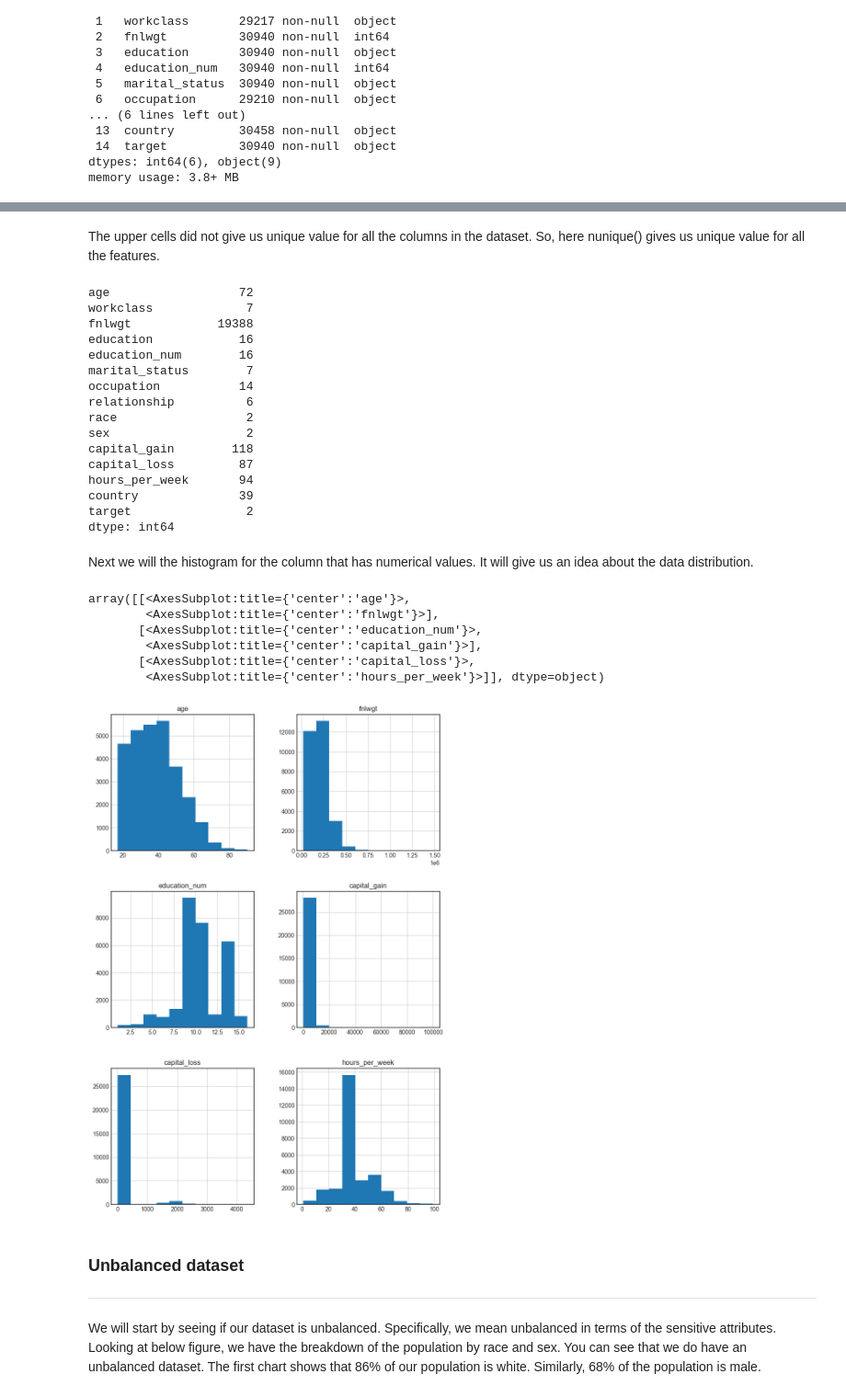
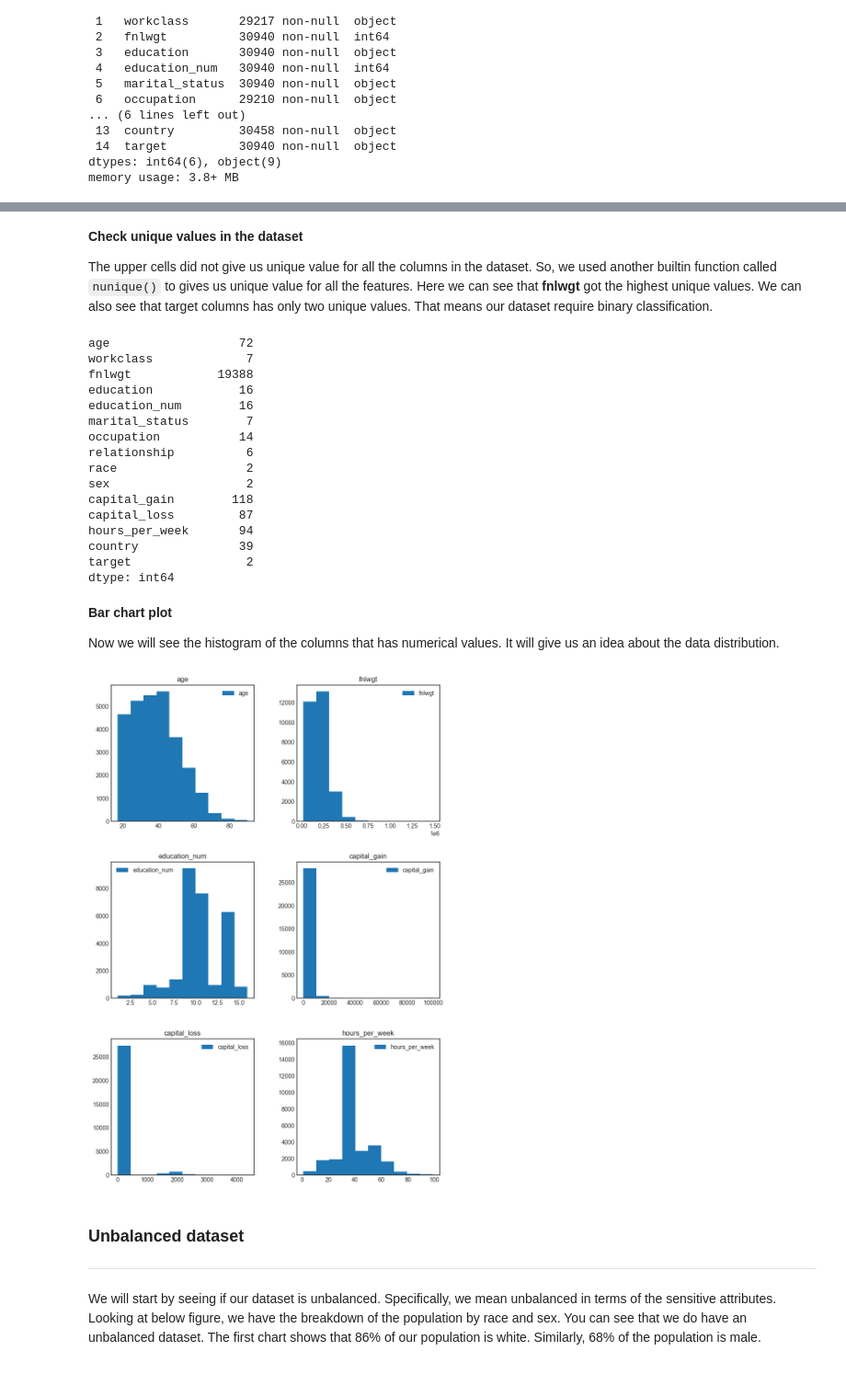
Before and after one commit to samiulengineer/sagan_fair_classifier, a Jupyter notebook: project/visualization.ipynb, the cells around one changed output, grey strips where cells are left out. Shown at 92% size. Cells and saved outputs as stored; diff of their text form; code cells hidden in the pictures.

Commit message:
visualization final 1

````diff
--- a/project/visualization.ipynb
+++ b/project/visualization.ipynb
@@ -145,49 +163,34 @@ df = df.dropna()
 # %% [markdown]
-The upper cells did not give us unique value for all the columns in the dataset. So, here nunique() gives us unique value for all the features.
+**Check unique values in the dataset**
+
+The upper cells did not give us unique value for all the columns in the dataset. So, we used another builtin function called  ```nunique()``` to gives us unique value for all the features. Here we can see that **fnlwgt** got the highest unique values. We can also see that target columns has only two unique values. That means our dataset require binary classification.
-# %%
-df.nunique()
-
-# def print_missing_values(data):
-#     data_null = pd.DataFrame(df.nunique(), columns = ['unique'])
-
-#     trace = go.Bar(x=data_null.index, y=data_null['unique'], marker=dict(color='#c0392b'),
-#               name = 'At least one missing value', opacity=0.9)
-#     layout = go.Layout(barmode='group', title='Column with missing values in the dataset', showlegend=True,
-#                    legend=dict(orientation="h"), yaxis=dict(title='Percentage of the dataset'))
-#     fig = go.Figure([trace], layout=layout)
-#     py.iplot(fig)
-
-# print('Number total of rows : '+str(df.shape[0]))
-# print_missing_values(df)
-# %% [output]
-age                  72
-workclass             7
-fnlwgt            19388
-education            16
-education_num        16
-marital_status        7
-occupation           14
-relationship          6
-race                  2
-sex                   2
-capital_gain        118
-capital_loss         87
-hours_per_week       94
-country              39
-target                2
-dtype: int64
+# %%
+df.nunique()
+# %% [output]
+age                  72
+workclass             7
+fnlwgt            19388
+education            16
+education_num        16
+marital_status        7
+occupation           14
+relationship          6
+race                  2
+sex                   2
+capital_gain        118
+capital_loss         87
+hours_per_week       94
+country              39
+target                2
+dtype: int64
 # %% [markdown]
-Next we will the histogram for the column that has numerical values. It will give us an idea about the data distribution.
+**Bar chart plot**
+
+Now we will see the histogram of the columns that has numerical values. It will give us an idea about the data distribution.
 # %%
-df.hist(bins=10, figsize=(10, 15))
+hist = df.hist(bins=10, figsize=(10, 15), grid=False, legend=True)
 # %% [output]
-array([[<AxesSubplot:title={'center':'age'}>,
-        <AxesSubplot:title={'center':'fnlwgt'}>],
-       [<AxesSubplot:title={'center':'education_num'}>,
-        <AxesSubplot:title={'center':'capital_gain'}>],
-       [<AxesSubplot:title={'center':'capital_loss'}>,
-        <AxesSubplot:title={'center':'hours_per_week'}>]], dtype=object)
-[figure, old version]
+[figure, new version]
 # %% [markdown]
 ### Unbalanced dataset
 
````
Also changed, not shown: parts of 12 cells of this notebook, 1 other file.
